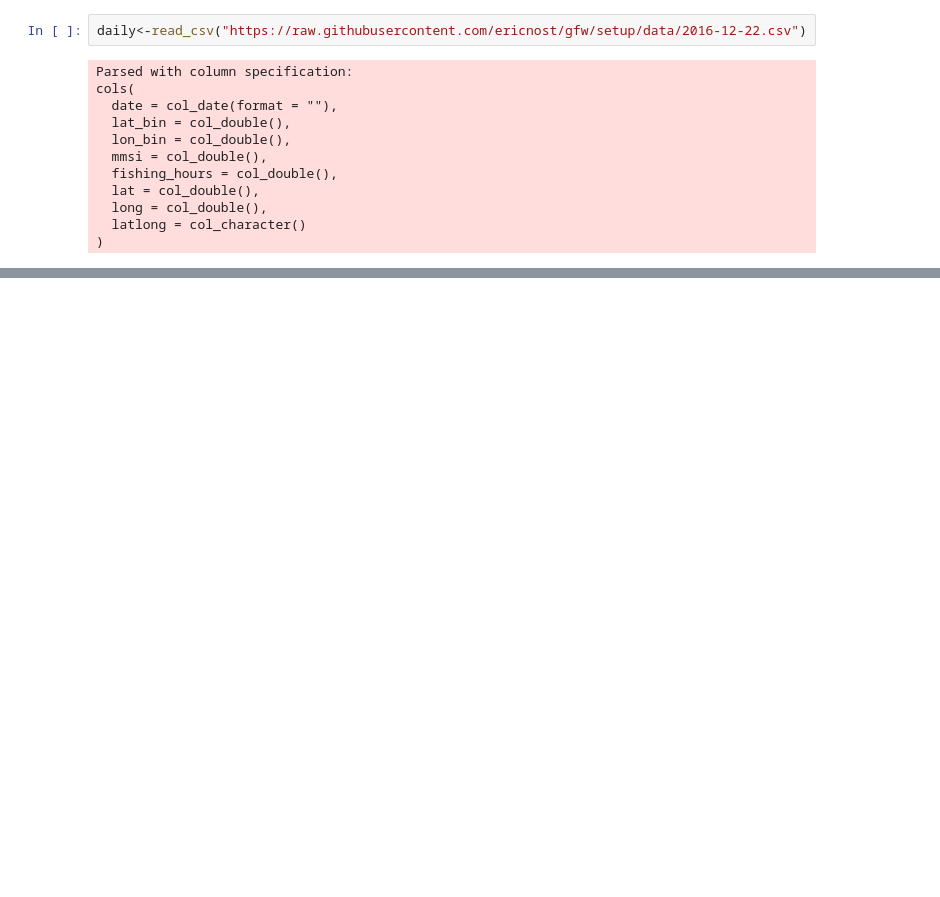
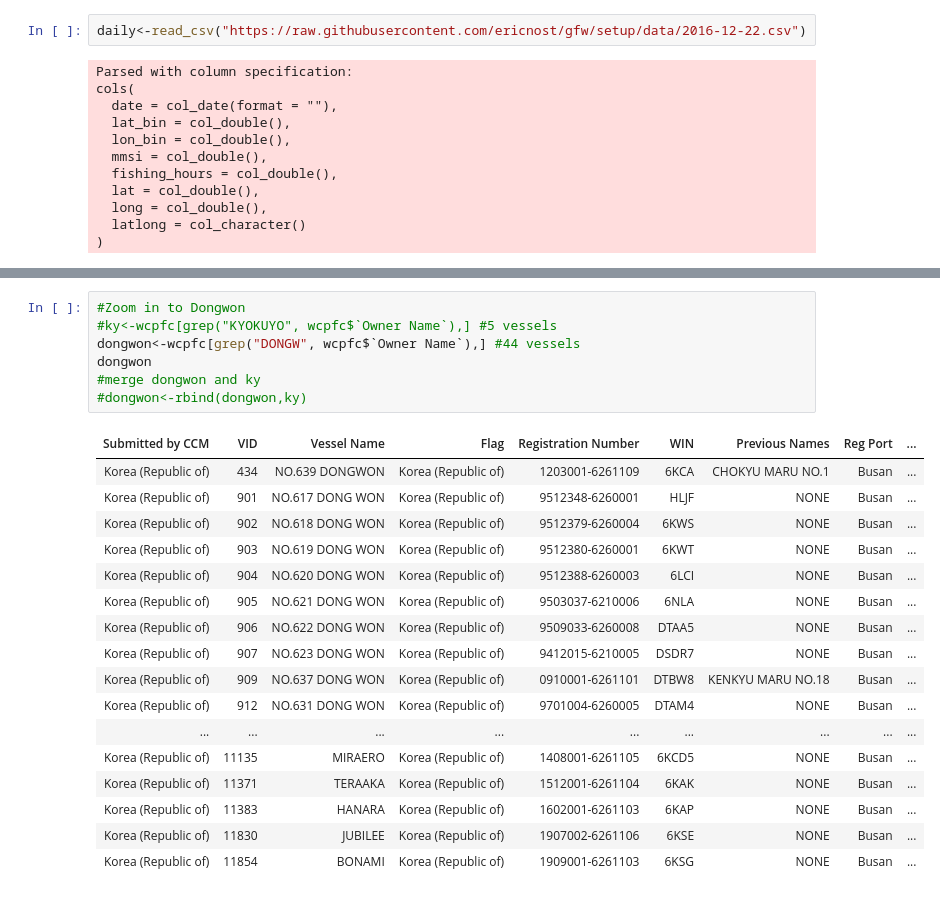
Before and after one commit to ericnost/gfw, a Jupyter notebook: gfw_analysis.ipynb, the cells around one changed output, grey strips where cells are left out. Saved outputs shown, nothing was run; the diff lists cells and outputs as text; blank space fills up the shorter version.

```diff
--- a/gfw_analysis.ipynb
+++ b/gfw_analysis.ipynb
@@ -89,0 +116,25 @@ wcpfc <- read_csv("RFV_database_export.csv")
+# %%
+#Zoom in to Dongwon
+#ky<-wcpfc[grep("KYOKUYO", wcpfc$`Owner Name`),] #5 vessels
+dongwon<-wcpfc[grep("DONGW", wcpfc$`Owner Name`),] #44 vessels
+dongwon
+#merge dongwon and ky
+#dongwon<-rbind(dongwon,ky)
+# %% [output]
+| Submitted by CCM | VID | Vessel Name | Flag | Registration Number | WIN | Previous Names | Reg Port | ... |
+| Korea (Republic of) | 434 | NO.639 DONGWON | Korea (Republic of) | 1203001-6261109 | 6KCA | CHOKYU MARU NO.1 | Busan | ... |
+| Korea (Republic of) | 901 | NO.617 DONG WON | Korea (Republic of) | 9512348-6260001 | HLJF | NONE | Busan | ... |
+| Korea (Republic of) | 902 | NO.618 DONG WON | Korea (Republic of) | 9512379-6260004 | 6KWS | NONE | Busan | ... |
+| Korea (Republic of) | 903 | NO.619 DONG WON | Korea (Republic of) | 9512380-6260001 | 6KWT | NONE | Busan | ... |
+| Korea (Republic of) | 904 | NO.620 DONG WON | Korea (Republic of) | 9512388-6260003 | 6LCI | NONE | Busan | ... |
+| Korea (Republic of) | 905 | NO.621 DONG WON | Korea (Republic of) | 9503037-6210006 | 6NLA | NONE | Busan | ... |
+| Korea (Republic of) | 906 | NO.622 DONG WON | Korea (Republic of) | 9509033-6260008 | DTAA5 | NONE | Busan | ... |
+| Korea (Republic of) | 907 | NO.623 DONG WON | Korea (Republic of) | 9412015-6210005 | DSDR7 | NONE | Busan | ... |
+| Korea (Republic of) | 909 | NO.637 DONG WON | Korea (Republic of) | 0910001-6261101 | DTBW8 | KENKYU MARU NO.18 | Busan | ... |
+| Korea (Republic of) | 912 | NO.631 DONG WON | Korea (Republic of) | 9701004-6260005 | DTAM4 | NONE | Busan | ... |
+| ... | ... | ... | ... | ... | ... | ... | ... | ... |
+| Korea (Republic of) | 11135 | MIRAERO | Korea (Republic of) | 1408001-6261105 | 6KCD5 | NONE | Busan | ... |
+| Korea (Republic of) | 11371 | TERAAKA | Korea (Republic of) | 1512001-6261104 | 6KAK | NONE | Busan | ... |
+| Korea (Republic of) | 11383 | HANARA | Korea (Republic of) | 1602001-6261103 | 6KAP | NONE | Busan | ... |
+| Korea (Republic of) | 11830 | JUBILEE | Korea (Republic of) | 1907002-6261106 | 6KSE | NONE | Busan | ... |
+| Korea (Republic of) | 11854 | BONAMI | Korea (Republic of) | 1909001-6261103 | 6KSG | NONE | Busan | ... |
```
Also changed, not shown: parts of 23 cells of this notebook, 1 other file.
